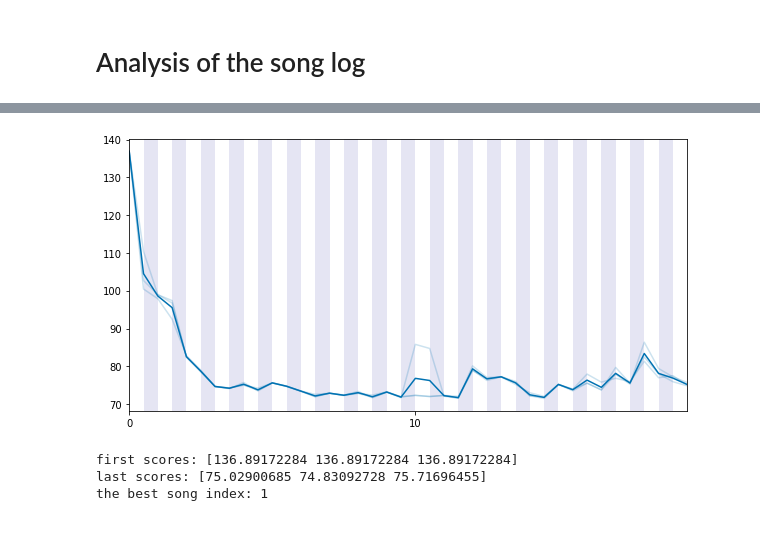
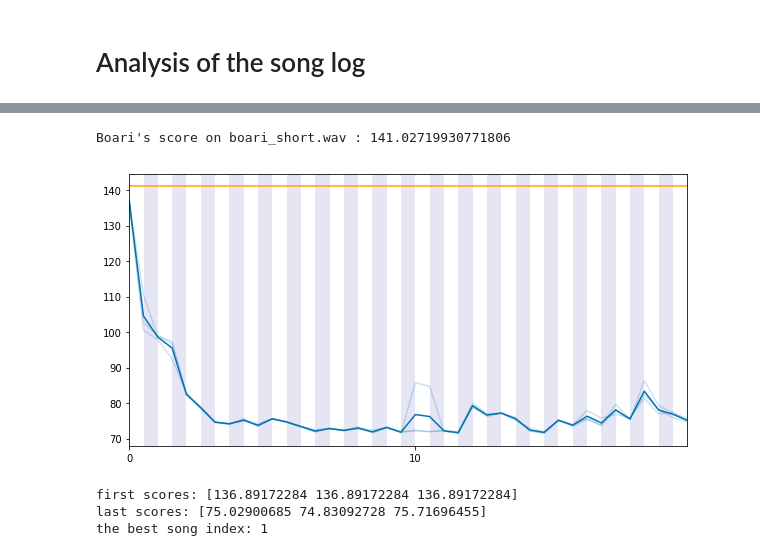
Before and after one commit to gnouveau/birdsonglearningmodel, a Jupyter notebook: analysis/song_fitter_analyser.ipynb, the cells around one changed output, grey strips where cells are left out. Drawn from its saved outputs; the diff is of its cells as text; code cells hidden in the pictures.

```diff
--- a/analysis/song_fitter_analyser.ipynb
+++ b/analysis/song_fitter_analyser.ipynb
@@ -316,17 +281,45 @@ rd #Show the dataframe
 
 # day_opt = pandas.DataFrame([elem[1] for elem in songlog if elem[0] == 'day_optim'])
 # %%
+def _running_mean(x, N):
+    y = np.zeros((len(x),))
+    for ctr in range(len(x)):
+        y[ctr] = np.sum(x[ctr:(ctr+N)])
+    return y/N
+
 score_array = np.array([list(a) for a in rd['scores']]).T
+
+full_name = run_param['tutor'].split('/')[-1]
+name = full_name.split('.')[0]
+
+# synthetiser les donnees (alpha,beta) enleve 10 echantillons
+# synth_ab = np.loadtxt('../data/{}_ab.dat'.format(name))
+# synth_song = synthesize(synth_ab)
+
+sr, synth_song = wavfile.read('../data/{}_out.wav'.format(name))
+
+amp = bsa.song_amplitude(synth_song, 256, 40, 1024)
+sort_amp = np.sort(amp)
+sort_amp = sort_amp[len(sort_amp)//10:]  # discard too low values
+i_max_diff = np.argmax(_running_mean(np.diff(sort_amp), 100))
+threshold = sort_amp[i_max_diff]
+
+msynth = measures.bsa_measure(synth_song, 44100, coefs=run_param['coefs'])
+mtutor = measures.bsa_measure(tutor, 44100, coefs=run_param['coefs'])
+
+score = np.linalg.norm(msynth[amp > threshold] - mtutor[amp > threshold]) / np.sum(amp > threshold) * len(amp)
+print("Boari's score on {}.wav : {}".format(name, score))
 
 plt.figure(figsize=(10, 5))
 for i in range(1, len(rd['scores']), 2):
     plt.axvspan(i, i+1, facecolor='darkblue', alpha=0.1)
 sns.tsplot(score_array, err_style='unit_traces')
 plt.xticks(range(0, len(rd['scores']), 20), range(0, len(rd['scores'])//2, 10))
-# plt.axhline(y=90, color='orange', linestyle='-') <---- remplacer 90 par la bonne valeur !
+plt.axhline(y=score, color='orange', linestyle='-')
 plt.show()
 # %% [output]
+Boari's score on boari_short.wav : 141.02719930771806
-[figure, old version]
+[figure, new version]
 # %%
 print("first scores: {}".format(rd['scores'].iloc[0]))
 print("last scores: {}".format(rd['scores'].iloc[-1]))
```
Also changed, not shown: parts of 10 cells of this notebook, 8 other files.
